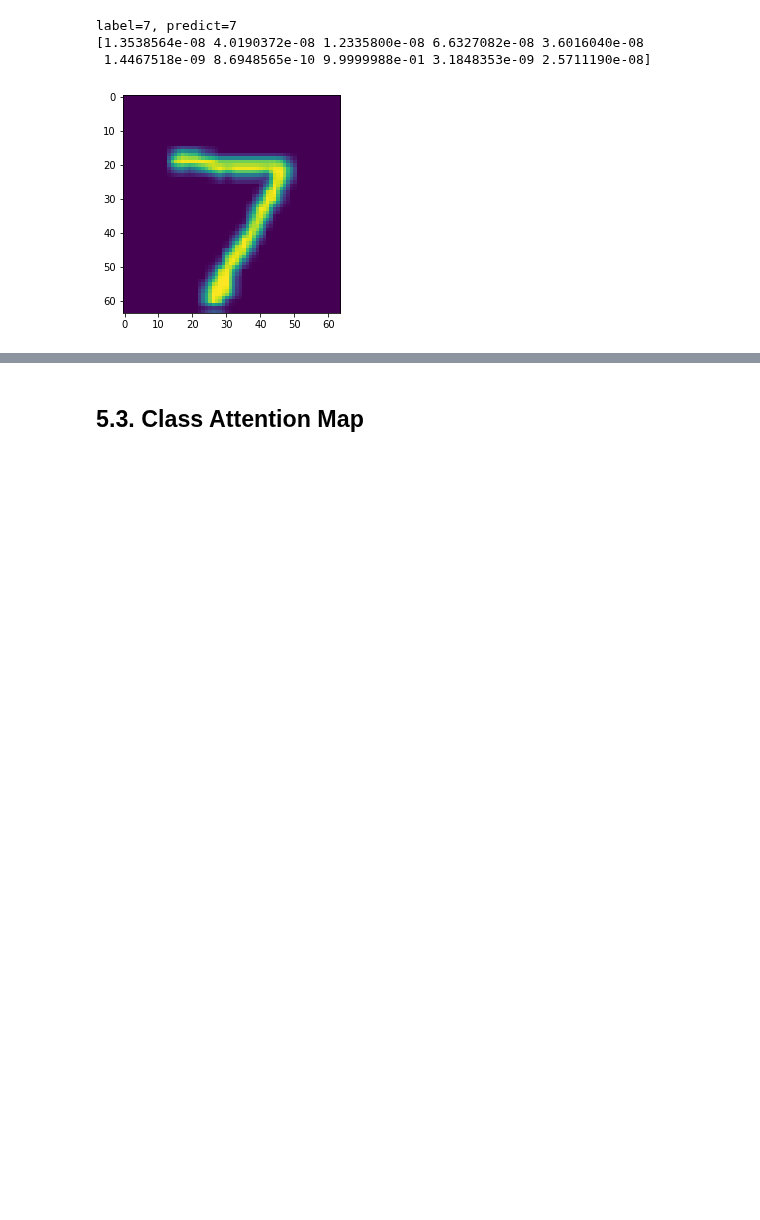
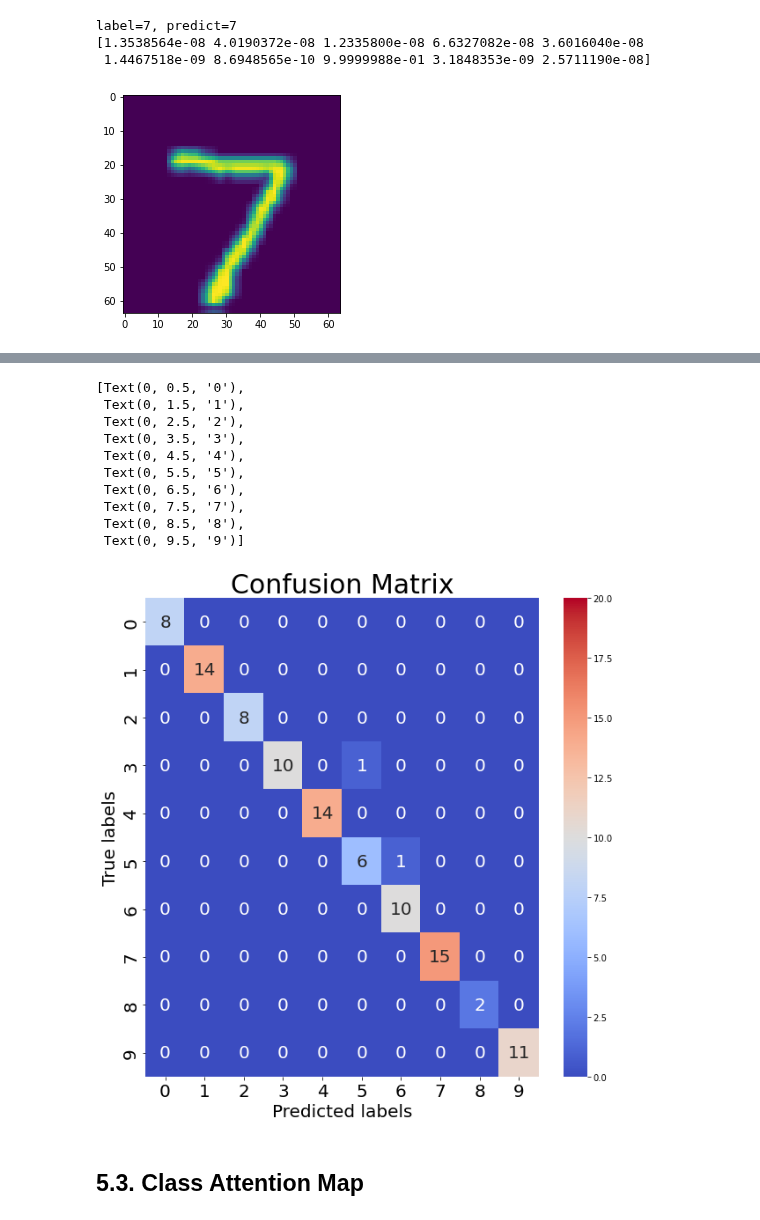
Before and after one commit to Pulsar-kkaturi/DL-Education, a Jupyter notebook: notebooks/Result_Visulization.ipynb, the cells around one changed output, grey strips where cells are left out. Cells and saved outputs as stored; diff of their text form; code cells hidden in the pictures; blank space fills up the shorter version.

```diff
--- a/notebooks/Result_Visulization.ipynb
+++ b/notebooks/Result_Visulization.ipynb
@@ -296,0 +299,3 @@ label=7, predict=7
+# %%
+conf = confusion_matrix(testg, new_scores, labels=[0,1,2,3,4,5,6,7,8,9])
+print(conf)
@@ -297,3 +313,25 @@ label=7, predict=7
+# %%
+plt.figure(figsize=(10,10))
+ax = sns.heatmap(conf, annot = True, cmap="coolwarm", vmax = 20,
+                 annot_kws={"fontsize":20}, center=10, cbar=True,
+                 xticklabels=list(range(10)), yticklabels=list(range(10)))
+
+# labels, title and ticks
+ax.set_xlabel('Predicted labels',fontsize=20);ax.set_ylabel('True labels',fontsize=20);
+ax.set_title('Confusion Matrix', fontsize=30);
+ax.xaxis.set_ticklabels(list(range(10)), fontsize=20); ax.yaxis.set_ticklabels(list(range(10)), fontsize=20)
+# %% [output]
+[Text(0, 0.5, '0'),
+ Text(0, 1.5, '1'),
+ Text(0, 2.5, '2'),
+ Text(0, 3.5, '3'),
+ Text(0, 4.5, '4'),
+ Text(0, 5.5, '5'),
+ Text(0, 6.5, '6'),
+ Text(0, 7.5, '7'),
+ Text(0, 8.5, '8'),
+ Text(0, 9.5, '9')]
+[figure, added]
 # %% [markdown]
 ## 5.3. Class Attention Map
 # %% [markdown]
```
Also changed, not shown: parts of 4 cells of this notebook.
